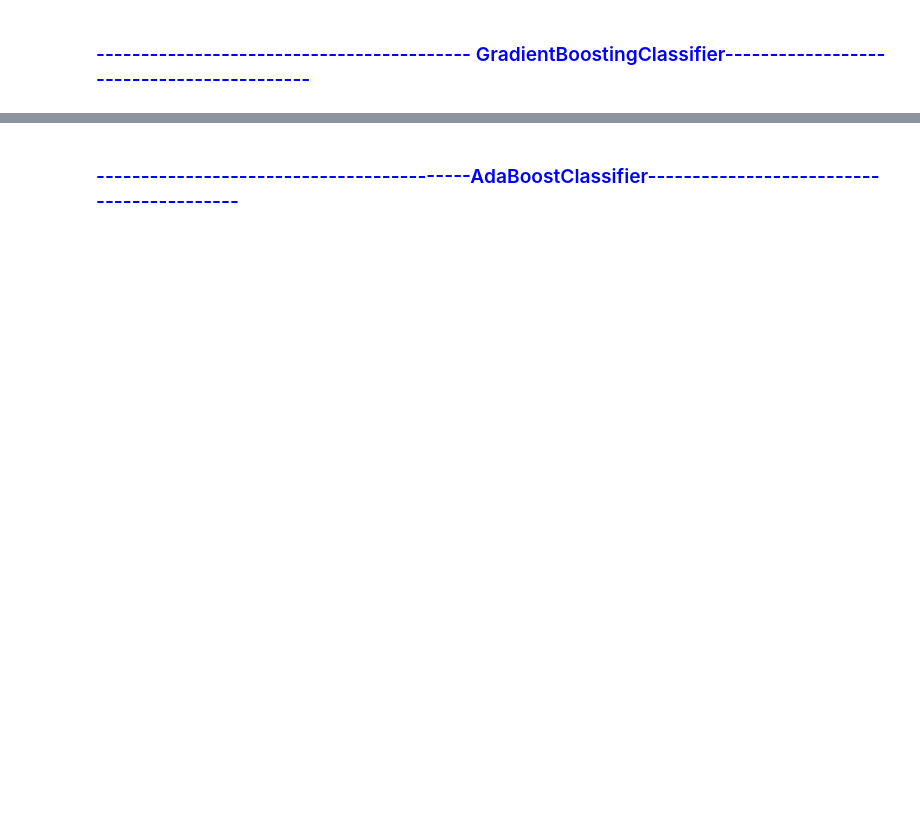
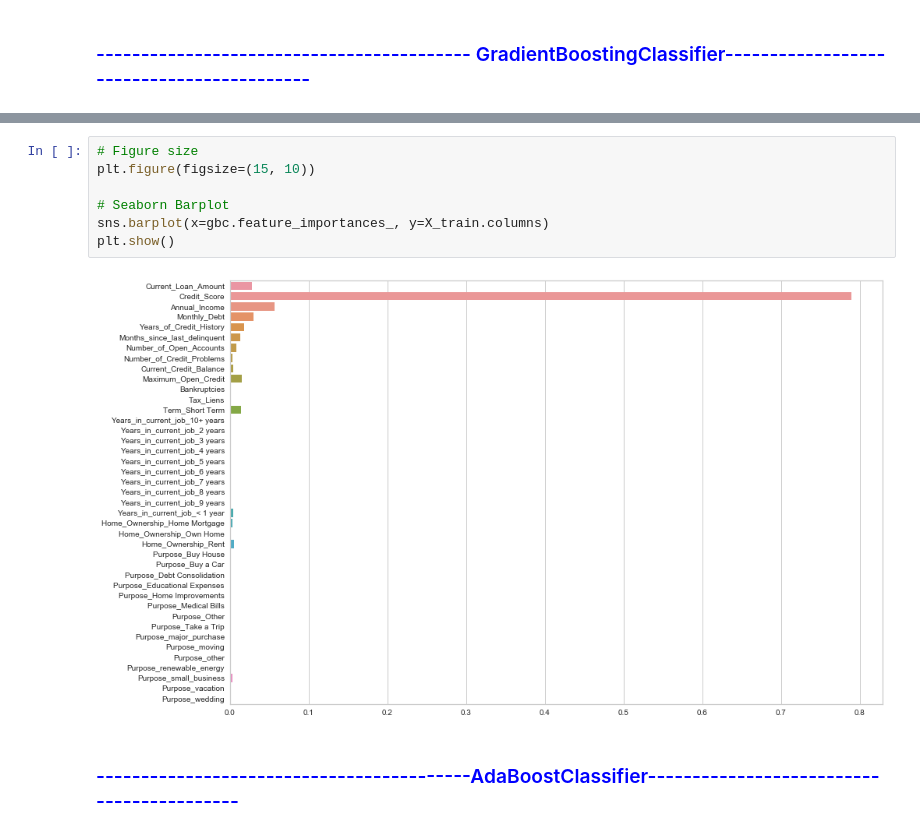
Before and after one commit to LaurentStar/Bank-Loans, a Jupyter notebook: regression.ipynb, the cells around one changed output, grey strips where cells are left out. Cells and saved outputs as stored; diff of their text form; blank space fills up the shorter version.

```diff
--- a/regression.ipynb
+++ b/regression.ipynb
@@ -167,3 +201,12 @@ Test Accuracy 0.6204545454545455
+# %%
+# Figure size
+plt.figure(figsize=(15, 10))
+
+# Seaborn Barplot
+sns.barplot(x=gbc.feature_importances_, y=X_train.columns)
+plt.show()
+# %% [output]
+[figure, added]
 # %% [markdown]
 ### <span style="color:blue">------------------------------------------AdaBoostClassifier------------------------------------------</span>
 # %%
```
Also changed, not shown: parts of 42 cells of this notebook, 4 other files.
